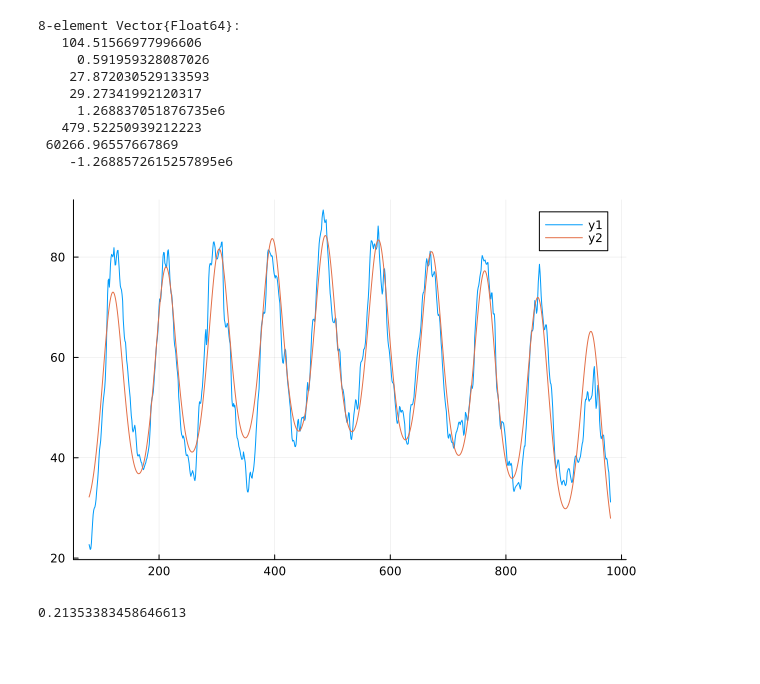
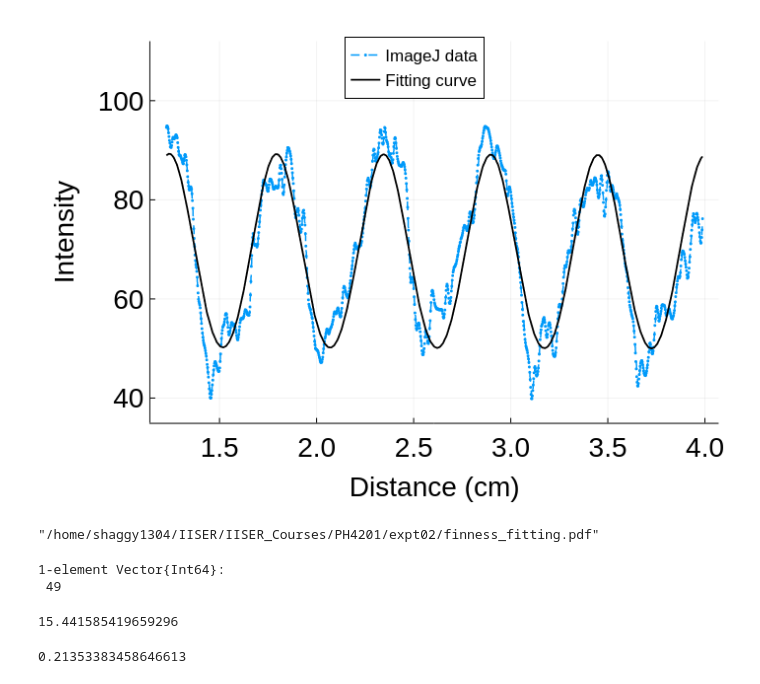
Before and after one commit to LoneWolf1304/PH4201, a Jupyter notebook: expt02/fitting.ipynb, the cells around one changed output. Drawn from its saved outputs; the diff is of its cells as text; code cells hidden in the pictures; blank space fills up the shorter version.

```diff
--- a/expt02/fitting.ipynb
+++ b/expt02/fitting.ipynb
@@ -3,3 +7,3 @@ using DelimitedFiles, Statistics, LsqFit, Plots
 # %%
-A = readdlm("Values.dat")
+A = readdlm("hi.dat")
 # %% [output]
@@ -44,3 +30,3 @@ y = A[2:end,2]
 # %%
-x =x[80:end-100]
-y = y[80:end-100]
+x =x[93:end-120]
+y = y[93:end-120];
@@ -73,16 +33,24 @@ std(y)
 # %%
 # Fringe function
-fringe(L, A,B,C,D) = @. A*(1/(1+B*sin((x-C)/D)^2))
+fringe(x, A,B,C,D) = @. A*(1/(1+B*sin((x-C)/D)^2))
 
 # Gaussian background
-gaussian(L, A, mu, sigm) =@. A * exp(-(L - mu)^2/(2*sigm)^2)
+gaussian(L, A, mu, sigm) =@. A * exp(-(L - mu)^2/(2*(sigm)^2))
 
 # Total fitting function
 model(L, p) = fringe(L, p[1], p[2], p[3], p[4]) .+
               gaussian(L, p[5], p[6], p[7]) .+
               p[8]
-
-p0 = [80.0, 2.0,20.0,30.0,10.0,500.0,450.0,2.0]
+p0 = [
+    60.0,
+    8.2,
+    3.1,
+    0.2,
+    4.0,
+    0.28,
+    16.0/sqrt(2),
+    26.0
+    ]
 fit = curve_fit(model, x,y, p0)
 fit.param
 # %% [output]
@@ -110,21 +66,26 @@ fit.param
-# %%
-fit.param
-# %% [output]
-8-element Vector{Float64}:
-   104.51566977996606
-     0.591959328087026
-    27.872030529133593
-    29.27341992120317
-     1.268837051876735e6
-   479.52250939212223
- 60266.96557667869
-    -1.2688572615257895e6
 # %%
-plot(x,y)
-plot!(x, model(x, fit.param))
-# plot!(x, model(x,p0))
+plot(x,y, label="ImageJ data", lw=1.5, ls=:dash, marker=:circle, ms=1.5, msw=0.0, guidefontsize=20, tickfontsize=20, legendfontsize=12)
+plot!(x, model(x, fit.param), label="Fitting curve", c=:black, lw=1.8, legend=:top)
+#plot!(x, model(x,p0))
+xlabel!("Distance (cm)")
+ylabel!("Intensity")
+ylims!(35,112)
 # %% [output]
-[figure, old version]
+[figure, new version]
+# %%
+savefig("finness_fitting.pdf")
+# %% [output]
+"/home/shaggy1304/IISER/IISER_Courses/PH4201/expt02/finness_fitting.pdf"
+# %%
+mean(y)
+ind = findall(k->abs.(k .-mean(y))<0.01, y)
+# %% [output]
+1-element Vector{Int64}:
+ 49
+# %%
+std(y)
+# %% [output]
+15.441585419659296
 # %%
 r = (1.42/6.65)
 # %% [output]
```
Also changed, not shown: parts of 9 cells of this notebook, 12 other files.
